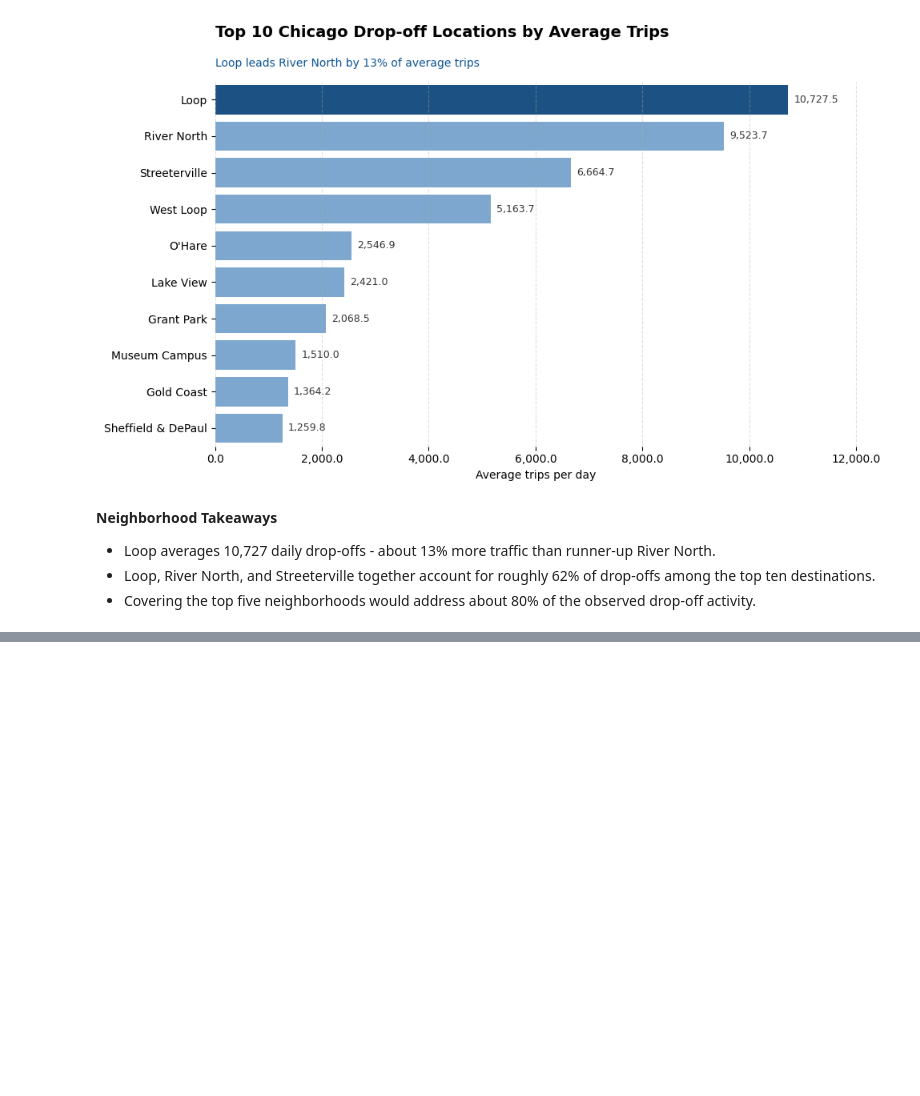
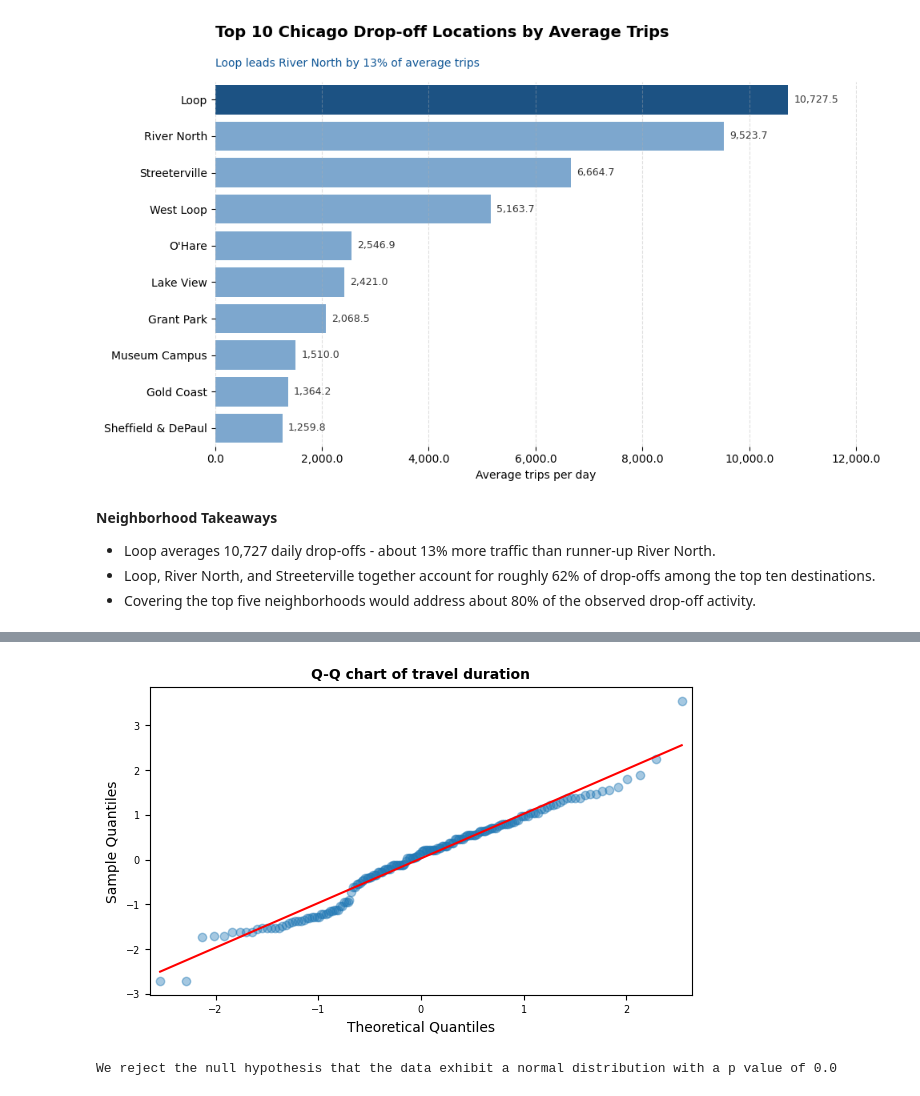
Before and after one commit to Juanhv24/Zuber-Impact-of-Weather-and-Other-External-Factors, a Jupyter notebook: Notebooks/trips_eda.ipynb, the cells around one changed output, grey strips where cells are left out. Drawn from its saved outputs; the diff is of its cells as text; code cells hidden in the pictures; blank space fills up the shorter version.

```diff
--- a/Notebooks/trips_eda.ipynb
+++ b/Notebooks/trips_eda.ipynb
@@ -205,0 +251,23 @@ plt.tight_layout()
+# %%
+fig, ax = plt.subplots(figsize=(7,4))
+sm.qqplot(
+    bad_duration,
+    fit=True,
+    line='q',
+    alpha=0.4,
+    lw=2,
+    ax=ax
+)
+ax.set_title('Q-Q chart of travel duration', fontsize=10,
+             fontweight='bold')
+ax.tick_params(labelsize=7)
+# %% [output]
+[figure, added]
+# %%
+stat, p_value = stats.shapiro (bad_duration)
+if p_value < 0.05:
+    print (f'We reject the null hypothesis that the data exhibit a normal distribution with a p value of {round(p_value, 2)}')
+else:
+    print (f'We accept the null hypothesis that the data exhibit a normal distribution with a p value of {round(p_value, 2)}')
+# %% [output]
+We reject the null hypothesis that the data exhibit a normal distribution with a p value of 0.0
```
Also changed, not shown: parts of 16 cells of this notebook.
